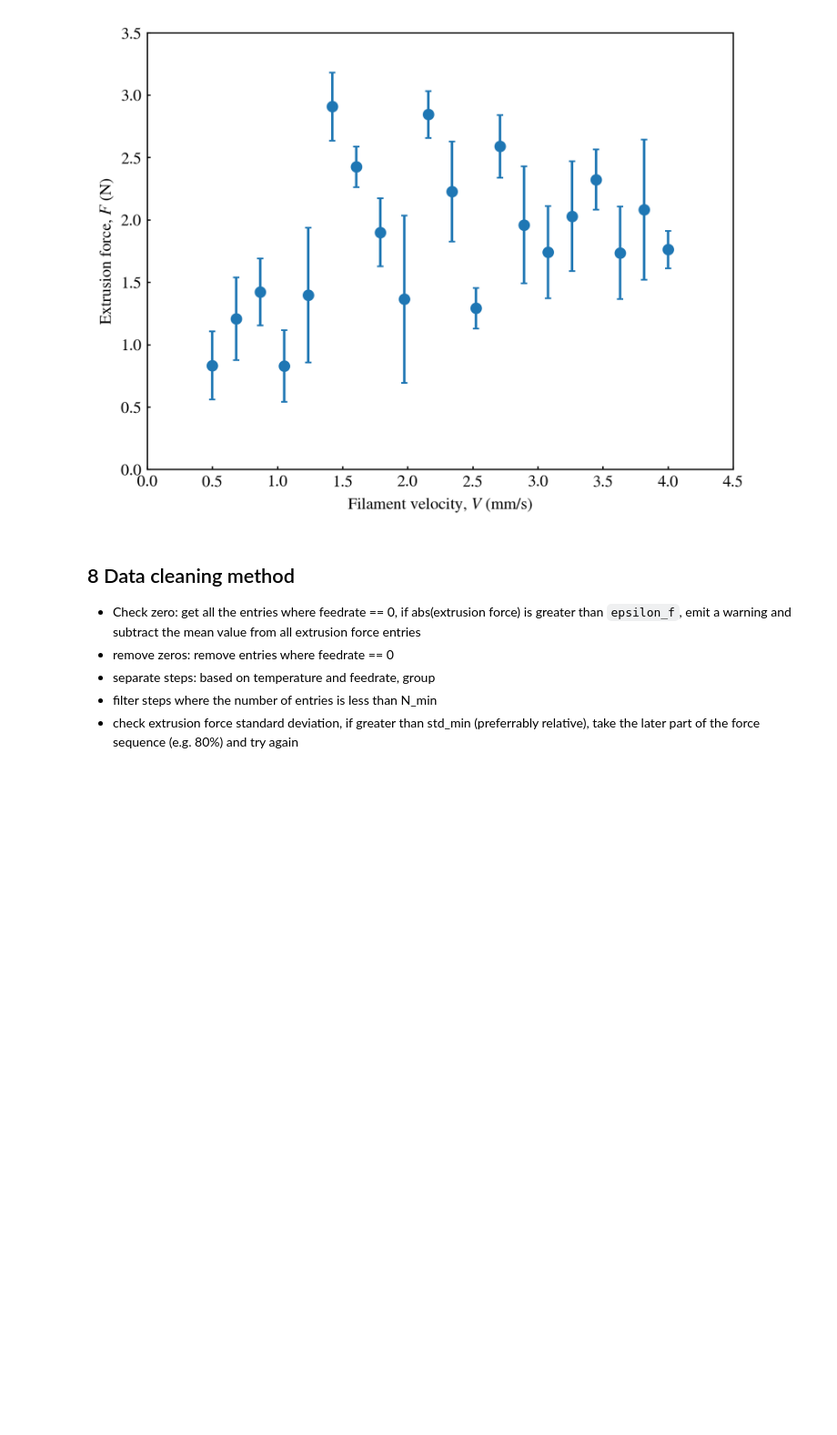
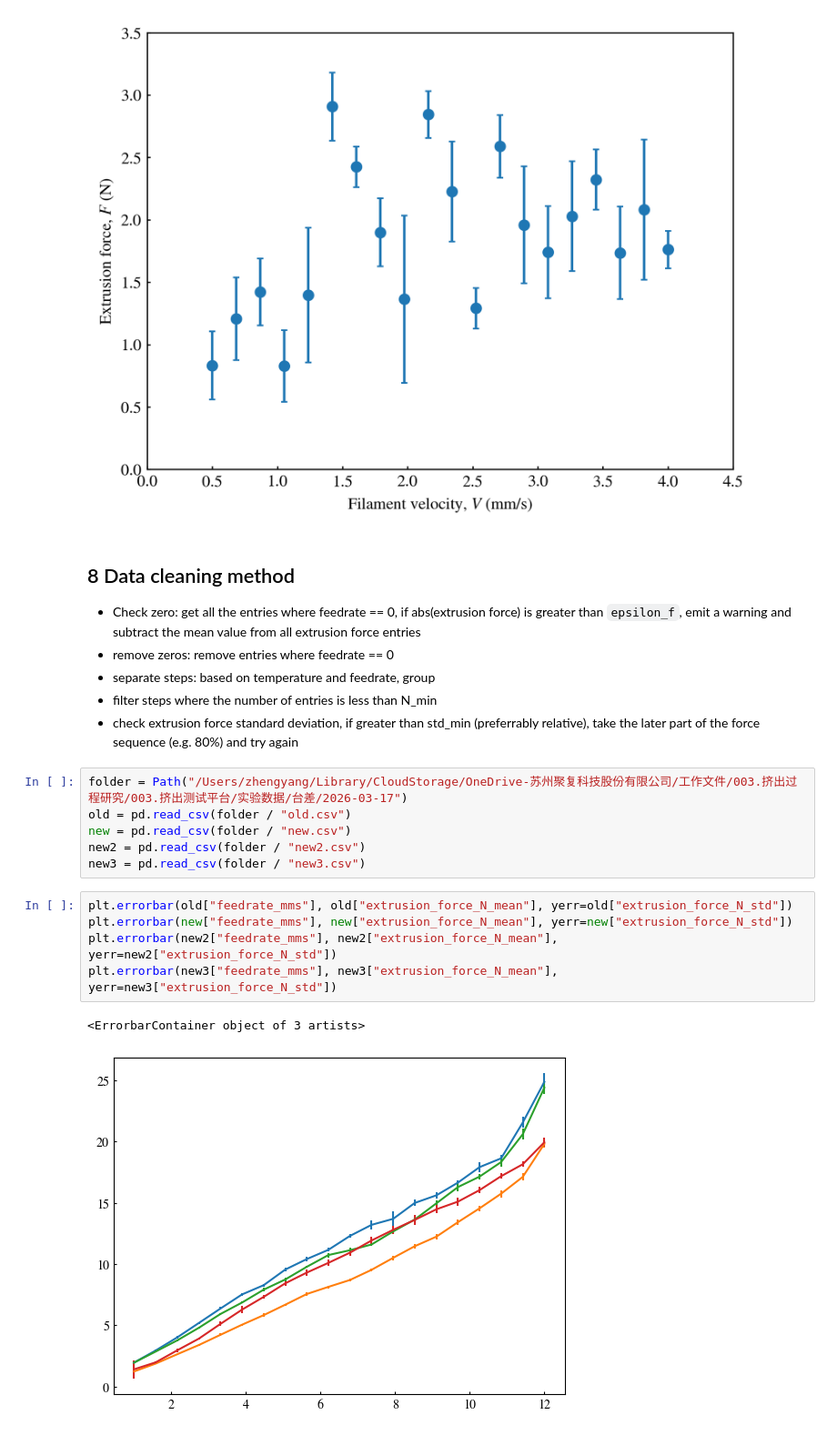
Before and after one commit to ZLoverty/ETP, a Jupyter notebook: Code/extrusion_force.ipynb, the cells around one changed output. Shown at 91% size. Drawn from its saved outputs; the diff is of its cells as text; blank space fills up the shorter version.

```diff
--- a/Code/extrusion_force.ipynb
+++ b/Code/extrusion_force.ipynb
@@ -1041,3 +1041,17 @@ plt.ylim([0, 3.5])
 - separate steps: based on temperature and feedrate, group
 - filter steps where the number of entries is less than N_min
 - check extrusion force standard deviation, if greater than std_min (preferrably relative), take the later part of the force sequence (e.g. 80%) and try again
+# %%
+folder = Path("/Users/zhengyang/Library/CloudStorage/OneDrive-苏州聚复科技股份有限公司/工作文件/003.挤出过程研究/003.挤出测试平台/实验数据/台差/2026-03-17")
+old = pd.read_csv(folder / "old.csv")
+new = pd.read_csv(folder / "new.csv")
+new2 = pd.read_csv(folder / "new2.csv")
+new3 = pd.read_csv(folder / "new3.csv")
+# %%
+plt.errorbar(old["feedrate_mms"], old["extrusion_force_N_mean"], yerr=old["extrusion_force_N_std"])
+plt.errorbar(new["feedrate_mms"], new["extrusion_force_N_mean"], yerr=new["extrusion_force_N_std"])
+plt.errorbar(new2["feedrate_mms"], new2["extrusion_force_N_mean"], yerr=new2["extrusion_force_N_std"])
+plt.errorbar(new3["feedrate_mms"], new3["extrusion_force_N_mean"], yerr=new3["extrusion_force_N_std"])
+# %% [output]
+<ErrorbarContainer object of 3 artists>
+[figure, added]
```
Also changed, not shown: 29 other files.
